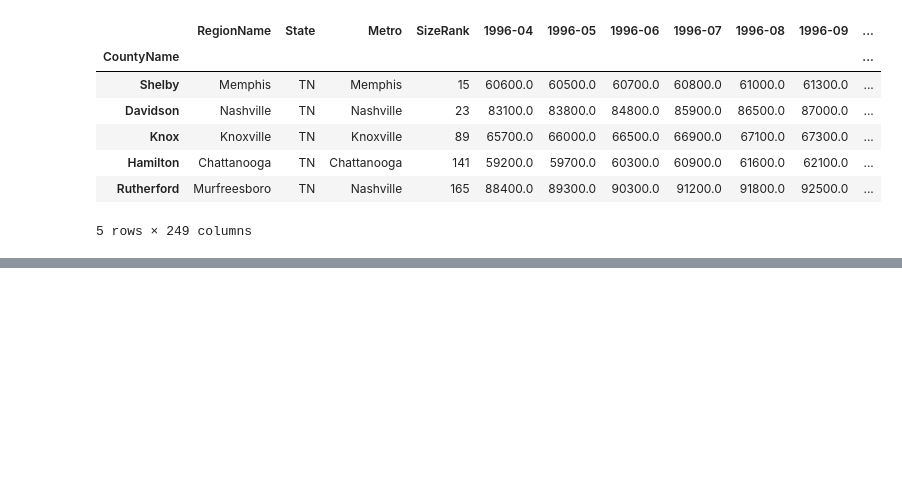
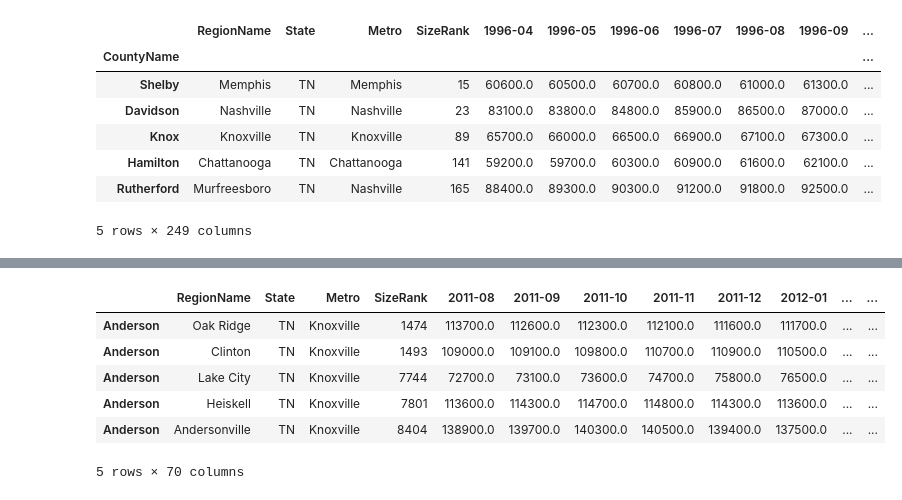
Before and after one commit to Chafloks/ETL_project, a Jupyter notebook: ETLProject_Analysis.ipynb, the cells around one changed output, grey strips where cells are left out. Drawn from its saved outputs; the diff is of its cells as text; code cells hidden in the pictures; blank space fills up the shorter version.

Commit message:
added CAGR

```diff
--- a/ETLProject_Analysis.ipynb
+++ b/ETLProject_Analysis.ipynb
@@ -59,0 +71,13 @@ merged_df.to_csv("Resources/merged_TN_data.csv")
+# %%
+CAGR = ((clean_df['2016-08']/clean_df['2011-08'])**(1/5))-1
+# %%
+clean_df['CAGR'] = CAGR
+clean_df.head()
+# %% [output]
+|  | RegionName | State | Metro | SizeRank | 2011-08 | 2011-09 | 2011-10 | 2011-11 | 2011-12 | 2012-01 | ... | ... |
+| Anderson | Oak Ridge | TN | Knoxville | 1474 | 113700.0 | 112600.0 | 112300.0 | 112100.0 | 111600.0 | 111700.0 | ... | ... |
+| Anderson | Clinton | TN | Knoxville | 1493 | 109000.0 | 109100.0 | 109800.0 | 110700.0 | 110900.0 | 110500.0 | ... | ... |
+| Anderson | Lake City | TN | Knoxville | 7744 | 72700.0 | 73100.0 | 73600.0 | 74700.0 | 75800.0 | 76500.0 | ... | ... |
+| Anderson | Heiskell | TN | Knoxville | 7801 | 113600.0 | 114300.0 | 114700.0 | 114800.0 | 114300.0 | 113600.0 | ... | ... |
+| Anderson | Andersonville | TN | Knoxville | 8404 | 138900.0 | 139700.0 | 140300.0 | 140500.0 | 139400.0 | 137500.0 | ... | ... |
+5 rows × 70 columns
```
Also changed, not shown: parts of 3 cells of this notebook, 3 other files.
